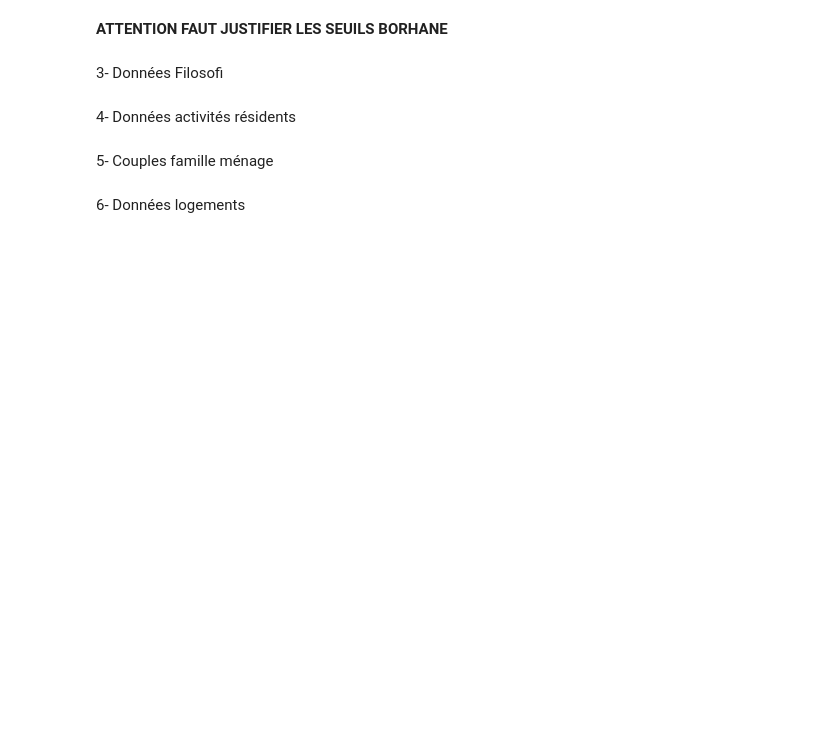
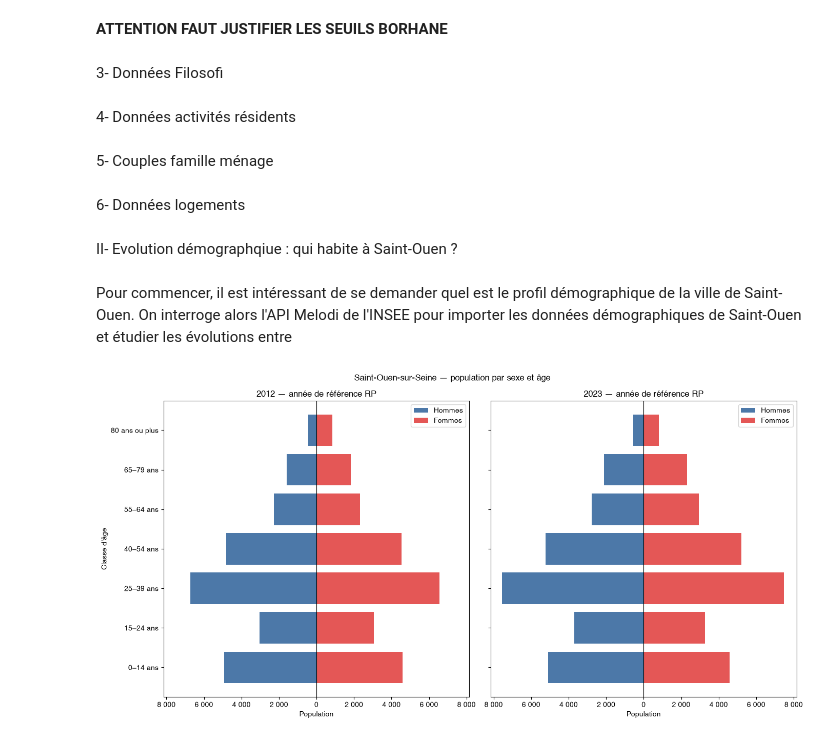
Before and after one commit to borhaney/projet_python_2a_ensae, a Jupyter notebook: main.ipynb, the cells around one changed output. Drawn from its saved outputs; the diff is of its cells as text; code cells hidden in the pictures; blank space fills up the shorter version.

```diff
--- a/main.ipynb
+++ b/main.ipynb
@@ -167,3 +140,51 @@ Parquet final : /Users/borhane/Documents/2A ENSAE/Python 2A/projet_python_2a_ens
 5- Couples famille ménage
 # %% [markdown]
 6- Données logements
+# %% [markdown]
+II- Evolution démographqiue : qui habite à Saint-Ouen ?
+# %% [markdown]
+Pour commencer, il est intéressant de se demander quel est le profil démographique de la ville de Saint-Ouen. On interroge alors l'API Melodi de l'INSEE pour importer les données démographiques de Saint-Ouen et étudier les évolutions entre
+# %%
+population_commune = utils.charger_population_commune(code_insee="93070")
+pyramide_population = utils.preparer_pyramide_ages(
+    population_commune,
+    annee=[2012, 2023],
+)
+# %%
+fig, axes = plt.subplots(1, 2, figsize=(14, 7), sharey=True)
+
+maximum = pyramide_population[["femmes", "hommes"]].to_numpy().max() * 1.08
+
+for ax, annee in zip(axes, sorted(pyramide_population["annee"].unique())):
+    donnees_annee = pyramide_population.loc[
+        pyramide_population["annee"] == annee
+    ]
+
+    ax.barh(
+        donnees_annee["classe_age"],
+        -donnees_annee["hommes"],
+        color="#4C78A8",
+        label="Hommes",
+    )
+    ax.barh(
+        donnees_annee["classe_age"],
+        donnees_annee["femmes"],
+        color="#E45756",
+        label="Femmes",
+    )
+
+    ax.axvline(0, color="black", linewidth=0.8)
+    ax.set_xlim(-maximum, maximum)
+    ax.xaxis.set_major_formatter(
+        FuncFormatter(lambda valeur, _: f"{abs(valeur):,.0f}".replace(",", " "))
+    )
+    ax.set_title(f"{annee} — année de référence RP")
+    ax.set_xlabel("Population")
+    ax.legend()
+
+axes[0].set_ylabel("Classe d'âge")
+fig.suptitle("Saint-Ouen-sur-Seine — population par sexe et âge")
+fig.tight_layout()
+plt.show()
+# %% [output]
+[figure, added]
```
Also changed, not shown: parts of 20 cells of this notebook, 1 other file.
